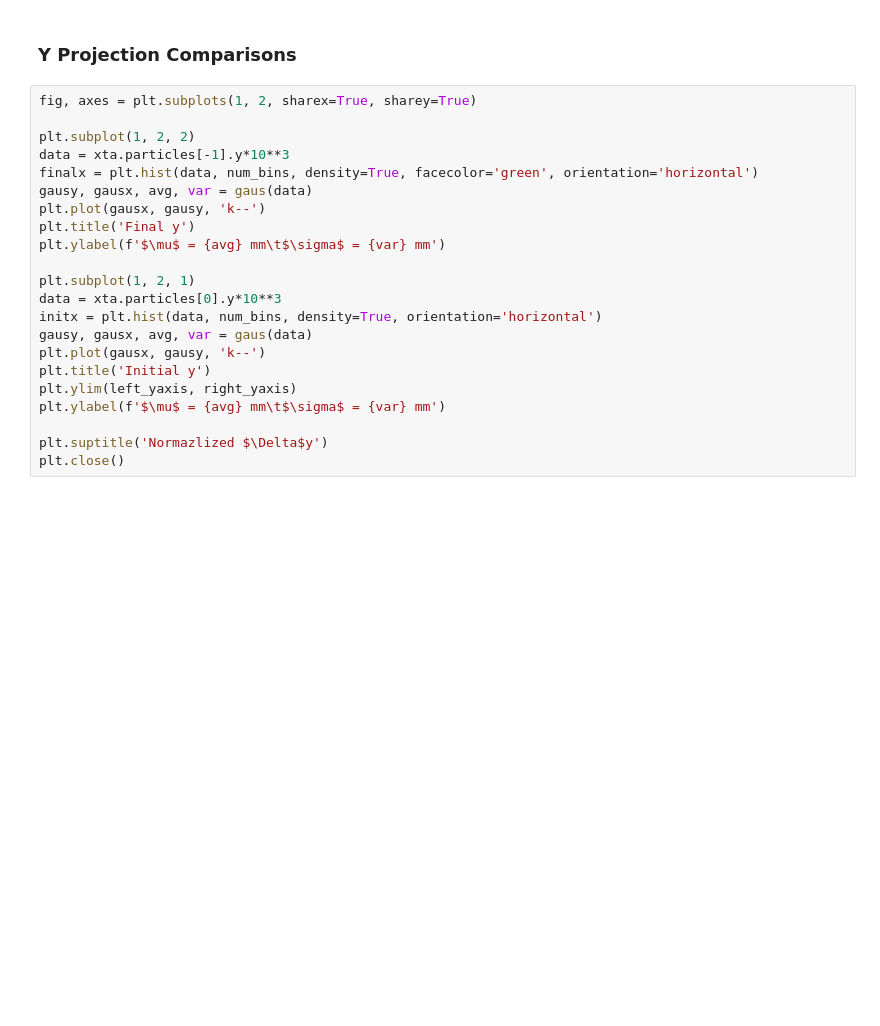
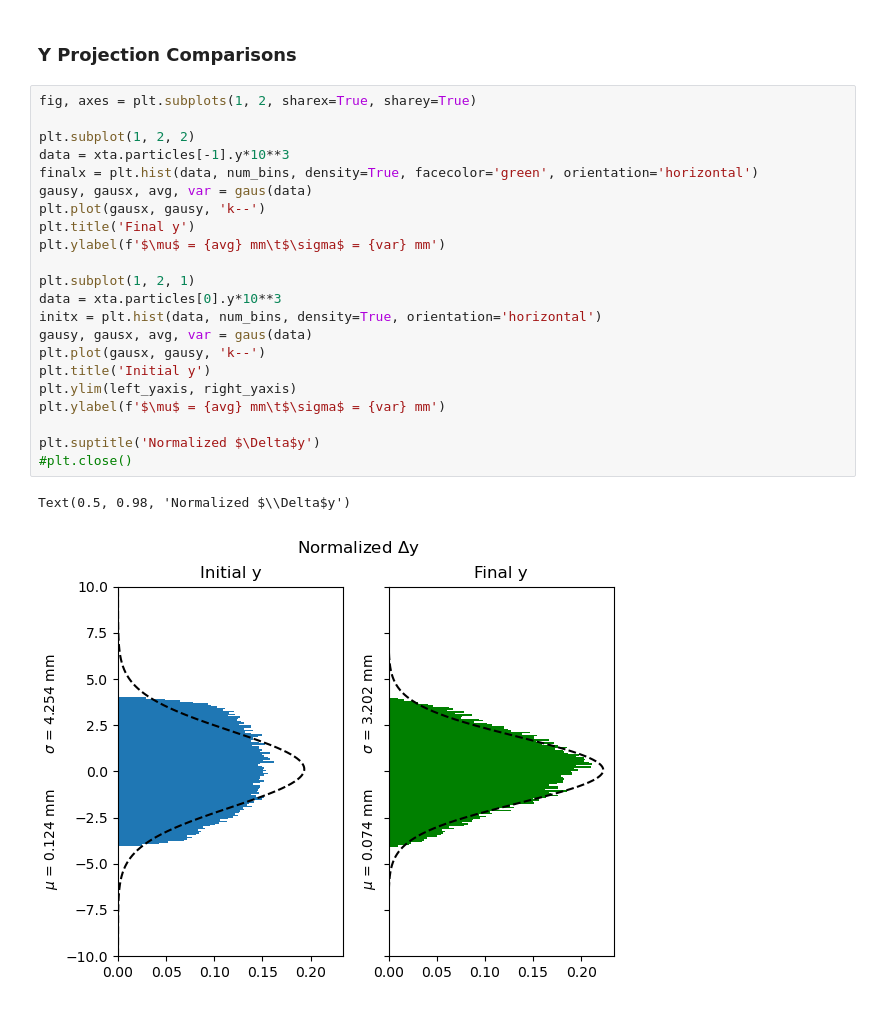
Before and after one commit to slaclab/xta, a Jupyter notebook: astra/vcc_laser.ipynb, the cells around one changed output. Cells and saved outputs as stored; diff of their text form; blank space fills up the shorter version.

```diff
--- a/astra/vcc_laser.ipynb
+++ b/astra/vcc_laser.ipynb
@@ -753,25 +755,28 @@ plt.close()
 # %%
 fig, axes = plt.subplots(1, 2, sharex=True, sharey=True)
 
 plt.subplot(1, 2, 2)
 data = xta.particles[-1].y*10**3
 finalx = plt.hist(data, num_bins, density=True, facecolor='green', orientation='horizontal')
 gausy, gausx, avg, var = gaus(data)
 plt.plot(gausx, gausy, 'k--')
 plt.title('Final y')
 plt.ylabel(f'$\mu$ = {avg} mm\t$\sigma$ = {var} mm')
 
 plt.subplot(1, 2, 1)
 data = xta.particles[0].y*10**3
 initx = plt.hist(data, num_bins, density=True, orientation='horizontal')
 gausy, gausx, avg, var = gaus(data)
 plt.plot(gausx, gausy, 'k--')
 plt.title('Initial y')
 plt.ylim(left_yaxis, right_yaxis)
 plt.ylabel(f'$\mu$ = {avg} mm\t$\sigma$ = {var} mm')
 
-plt.suptitle('Normazlized $\Delta$y')
-plt.close()
+plt.suptitle('Normalized $\Delta$y')
+#plt.close()
+# %% [output]
+Text(0.5, 0.98, 'Normalized $\\Delta$y')
+[figure, added]
 # %%
 plt.figure()
 plt.title('Initial and Final Y Projections')
```
Also changed, not shown: parts of 18 cells of this notebook, 1 other file.
